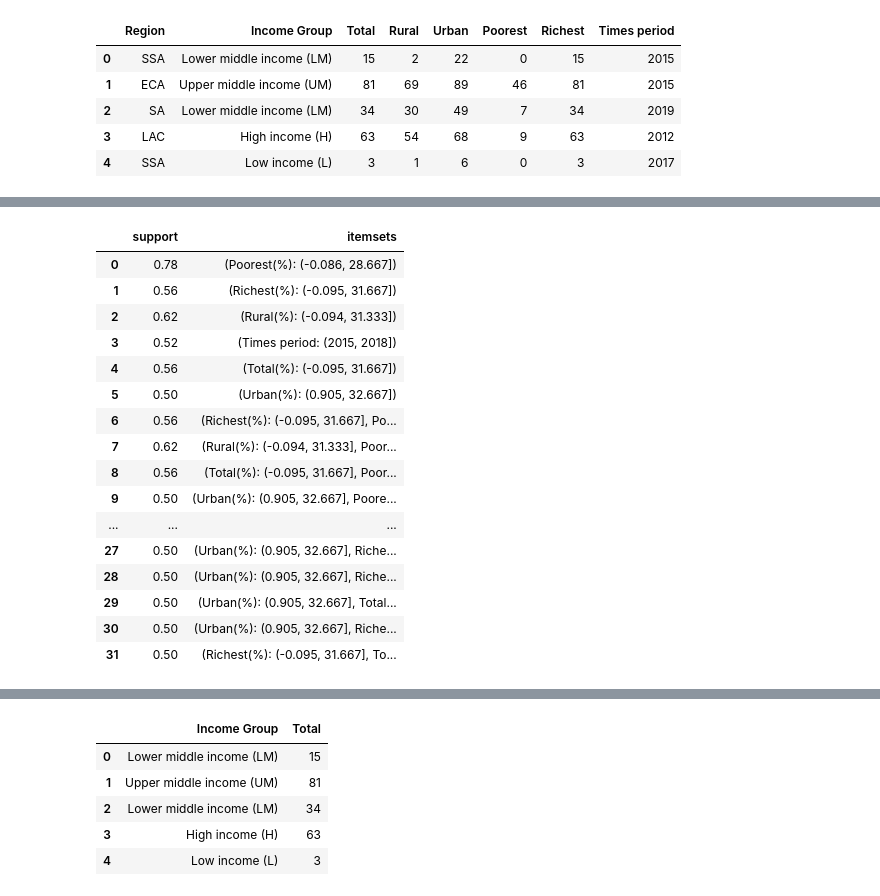
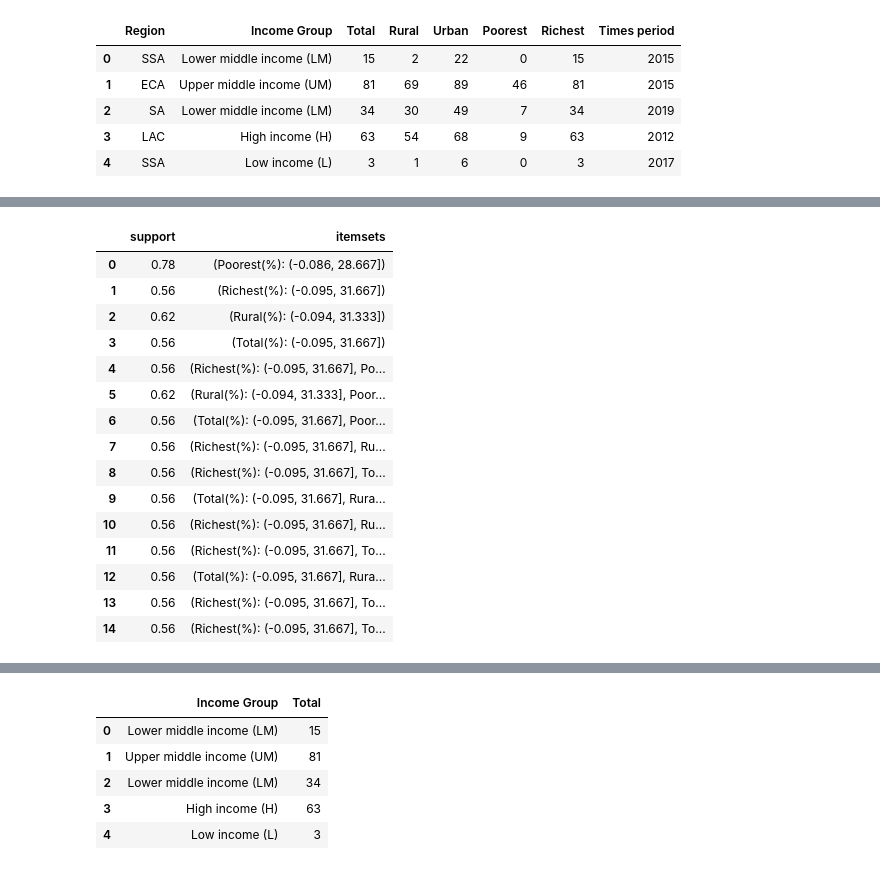
Before and after one commit to Jeffkw213/EECS4412, a Jupyter notebook: phase3/Part_3.ipynb, the cells around one changed output, grey strips where cells are left out. Drawn from its saved outputs; the diff is of its cells as text; code cells hidden in the pictures.

```diff
--- a/phase3/Part_3.ipynb
+++ b/phase3/Part_3.ipynb
@@ -186,25 +186,24 @@ T1Disc.to_csv('./216396764-216426744-T1Disc.csv') # Save data to csv
 from mlxtend.frequent_patterns import apriori, fpmax, fpgrowth
 from mlxtend.frequent_patterns import association_rules
 # %%
-frequent_itemsets = apriori(T1Disc, use_colnames=True)
+frequent_itemsets = apriori(T1Disc, min_support=0.55, use_colnames=True)
 frequent_itemsets
 # %% [output]
 |  | support | itemsets |
 | 0 | 0.78 | (Poorest(%): (-0.086, 28.667]) |
 | 1 | 0.56 | (Richest(%): (-0.095, 31.667]) |
 | 2 | 0.62 | (Rural(%): (-0.094, 31.333]) |
-| 3 | 0.52 | (Times period: (2015, 2018]) |
-| 4 | 0.56 | (Total(%): (-0.095, 31.667]) |
-| 5 | 0.50 | (Urban(%): (0.905, 32.667]) |
-| 6 | 0.56 | (Richest(%): (-0.095, 31.667], Po... |
-| 7 | 0.62 | (Rural(%): (-0.094, 31.333], Poor... |
-| 8 | 0.56 | (Total(%): (-0.095, 31.667], Poor... |
-| 9 | 0.50 | (Urban(%): (0.905, 32.667], Poore... |
-| ... | ... | ... |
-| 27 | 0.50 | (Urban(%): (0.905, 32.667], Riche... |
-| 28 | 0.50 | (Urban(%): (0.905, 32.667], Riche... |
-| 29 | 0.50 | (Urban(%): (0.905, 32.667], Total... |
-| 30 | 0.50 | (Urban(%): (0.905, 32.667], Riche... |
-| 31 | 0.50 | (Richest(%): (-0.095, 31.667], To... |
+| 3 | 0.56 | (Total(%): (-0.095, 31.667]) |
+| 4 | 0.56 | (Richest(%): (-0.095, 31.667], Po... |
+| 5 | 0.62 | (Rural(%): (-0.094, 31.333], Poor... |
+| 6 | 0.56 | (Total(%): (-0.095, 31.667], Poor... |
+| 7 | 0.56 | (Richest(%): (-0.095, 31.667], Ru... |
+| 8 | 0.56 | (Richest(%): (-0.095, 31.667], To... |
+| 9 | 0.56 | (Total(%): (-0.095, 31.667], Rura... |
+| 10 | 0.56 | (Richest(%): (-0.095, 31.667], Ru... |
+| 11 | 0.56 | (Richest(%): (-0.095, 31.667], To... |
+| 12 | 0.56 | (Total(%): (-0.095, 31.667], Rura... |
+| 13 | 0.56 | (Richest(%): (-0.095, 31.667], To... |
+| 14 | 0.56 | (Richest(%): (-0.095, 31.667], To... |
 # %%
 # We then choose 10 frequent item-set that has atleast 2 item-sets
```
Also changed, not shown: parts of 11 cells of this notebook, 5 other files.
